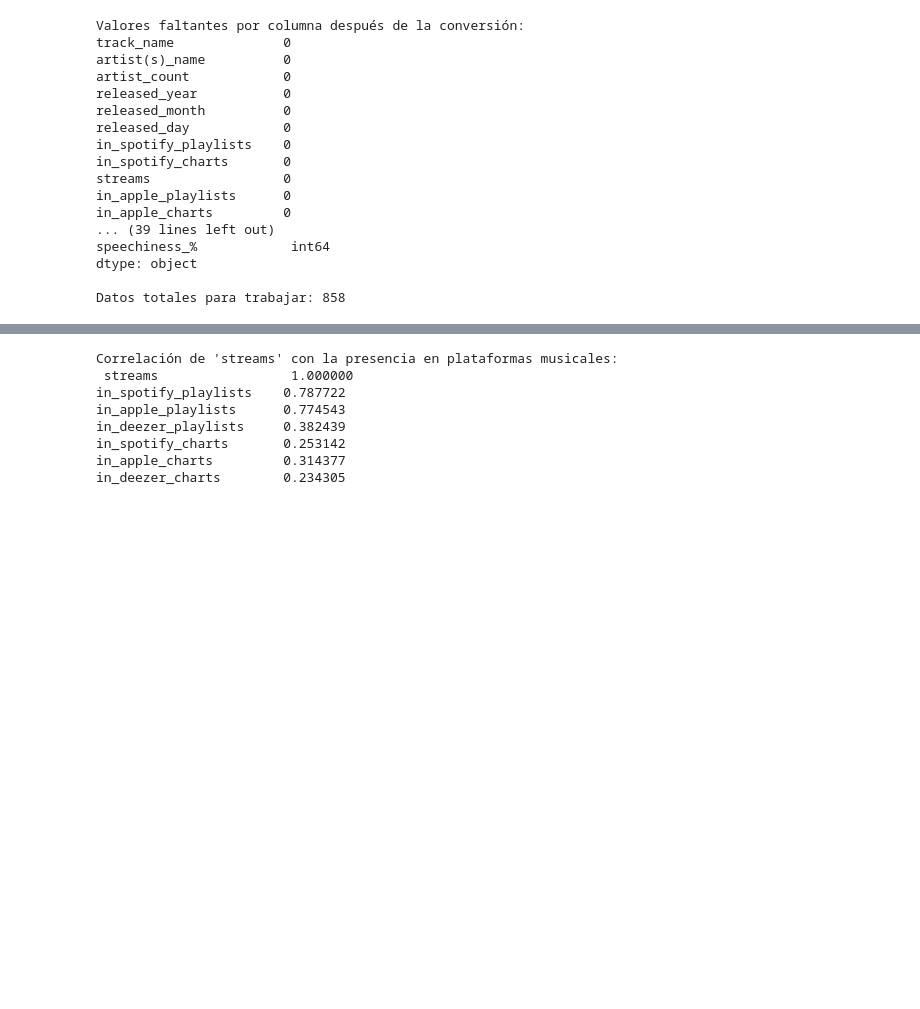
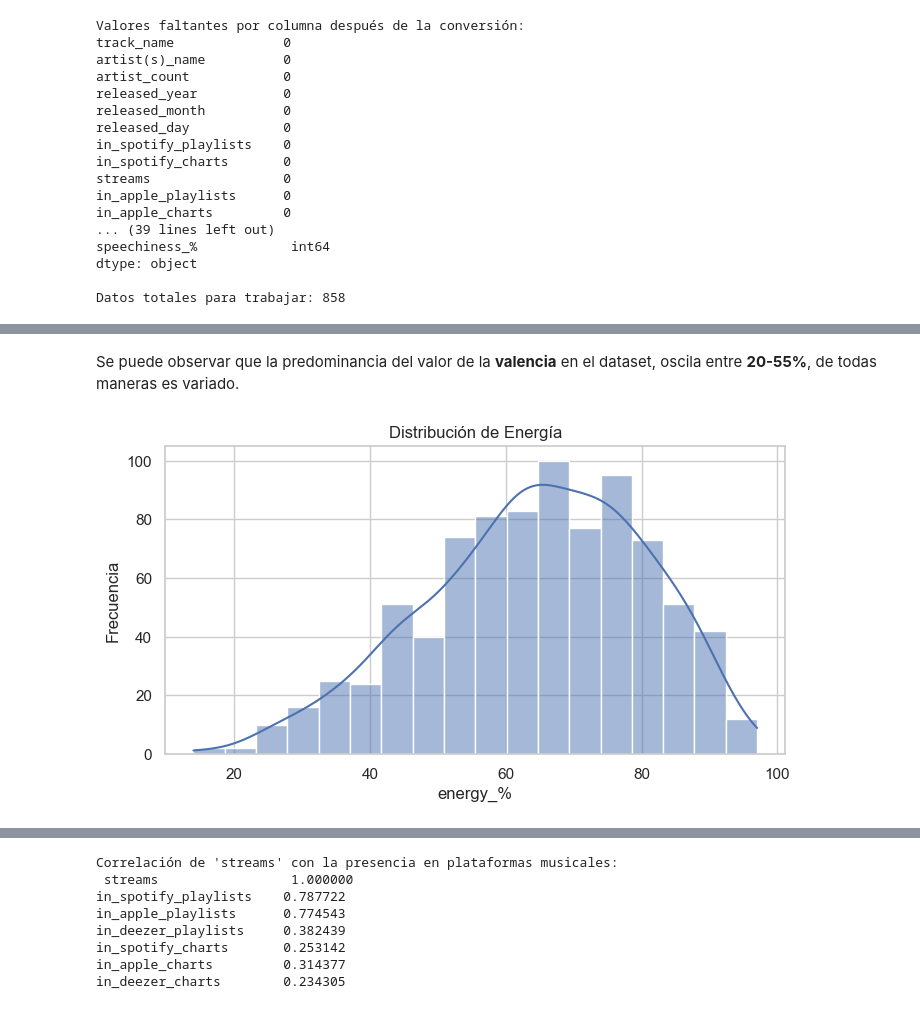
Before and after one commit to mizook/spotify_ds, a Jupyter notebook: spotify_project.ipynb, the cells around one changed output, grey strips where cells are left out. Drawn from its saved outputs; the diff is of its cells as text; code cells hidden in the pictures; blank space fills up the shorter version.

```diff
--- a/spotify_project.ipynb
+++ b/spotify_project.ipynb
@@ -216,0 +214,6 @@ plot_bar_chart(spotify_data, 'released_year', 'Cantidad de Canciones por Año de
+# %% [markdown]
+Se puede observar que la predominancia del valor de la **valencia** en el dataset, oscila entre **20-55%**, de todas maneras es variado.
+# %%
+plot_distribution(spotify_data, 'energy_%', f'Distribución de Energía')
+# %% [output]
+[figure, added]
```
Also changed, not shown: parts of 49 cells of this notebook.
